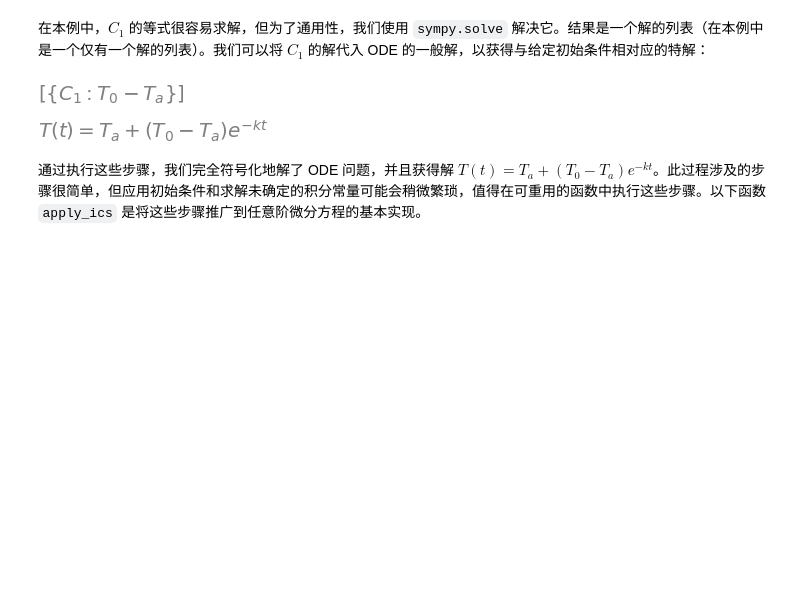
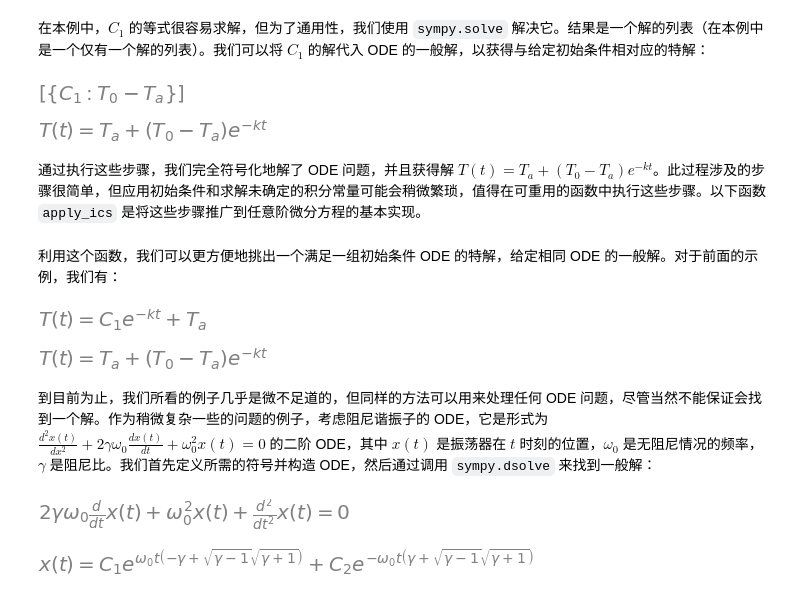
Before and after one commit to xuanyabulema/JupyterNotebook, a Jupyter notebook: ODE.ipynb, the cells around one changed output. Cells and saved outputs as stored; diff of their text form; code cells hidden in the pictures; blank space fills up the shorter version.

```diff
--- a/ODE.ipynb
+++ b/ODE.ipynb
@@ -98,0 +116,12 @@ ode_sol.subs(C_sol[0])
+# %% [markdown]
+利用这个函数，我们可以更方便地挑出一个满足一组初始条件 ODE 的特解，给定相同 ODE 的一般解。对于前面的示例，我们有：
+# %%
+ode_sol
+# %% [output]
+[figure, added]
+# %%
+apply_ics(ode_sol, ics, t, [k, Ta])
+# %% [output]
+[figure, added]
+# %% [markdown]
+到目前为止，我们所看的例子几乎是微不足道的，但同样的方法可以用来处理任何 ODE 问题，尽管当然不能保证会找到一个解。作为稍微复杂一些的问题的例子，考虑阻尼谐振子的 ODE，它是形式为 $\frac{d^2x(t)}{dx^2} + 2\gamma \omega_0 \frac{dx(t)}{dt} + \omega_0^2x(t) = 0$ 的二阶 ODE，其中 $x(t)$ 是振荡器在 $t$ 时刻的位置，$\omega_0$ 是无阻尼情况的频率，$\gamma$ 是阻尼比。我们首先定义所需的符号并构造 ODE，然后通过调用 `sympy.dsolve` 来找到一般解：
@@ -98,0 +132,9 @@ ode_sol.subs(C_sol[0])
+# %%
+sympy.Eq(ode,0)
+# %% [output]
+[figure, added]
+# %%
+ode_sol = sympy.dsolve(ode)
+ode_sol
+# %% [output]
+[figure, added]
```
Also changed, not shown: parts of 5 cells of this notebook.
